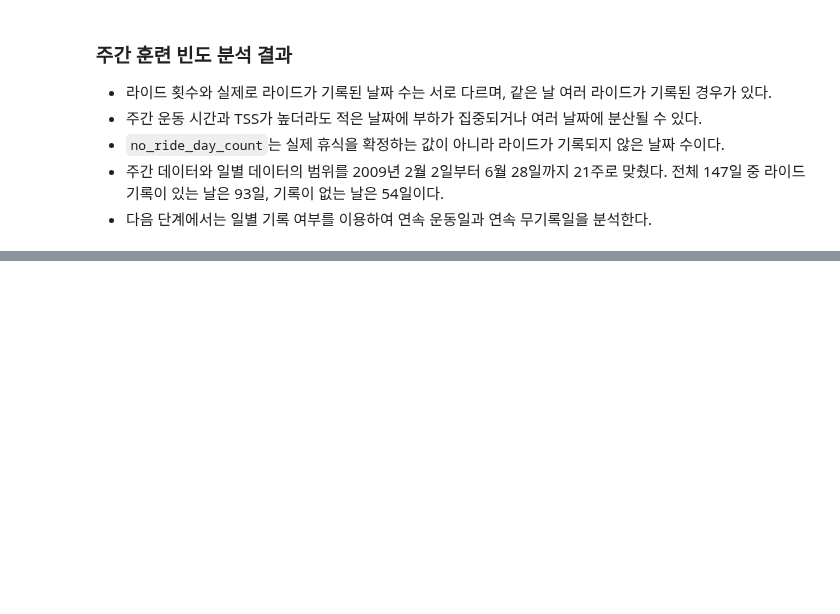
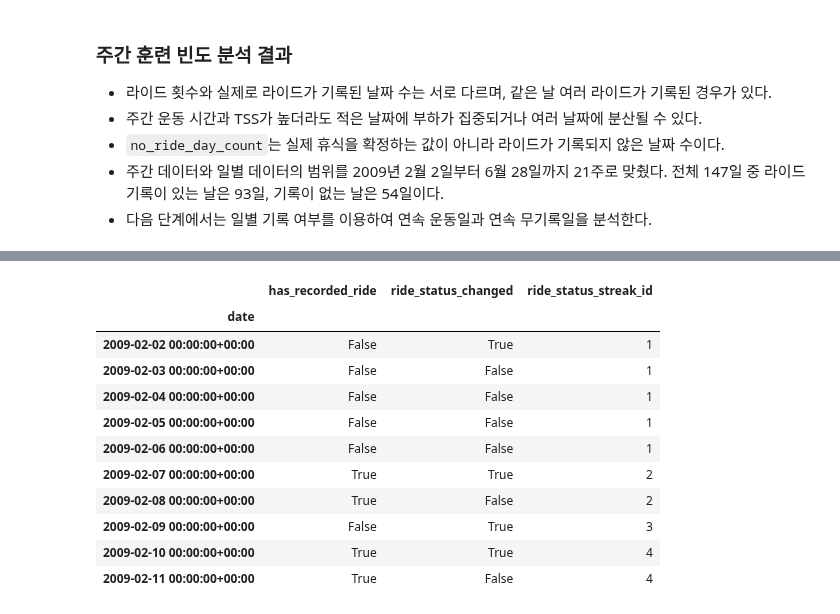
Before and after one commit to jhh0107gsc-hub/cycling, a Jupyter notebook: notebooks/02_training_trends.ipynb, the cells around one changed output, grey strips where cells are left out. Saved outputs shown, nothing was run; the diff lists cells and outputs as text; code cells hidden in the pictures; blank space fills up the shorter version.

```diff
--- a/notebooks/02_training_trends.ipynb
+++ b/notebooks/02_training_trends.ipynb
@@ -756,0 +786,26 @@ Name: count, dtype: int64
+# %%
+daily_training_df["ride_status_streak_id"] = (
+    daily_training_df["ride_status_changed"]
+    .cumsum()
+)
+
+daily_training_df[
+    [
+        "has_recorded_ride",
+        "ride_status_changed",
+        "ride_status_streak_id",
+    ]
+].head(10)
+# %% [output]
+|  | has_recorded_ride | ride_status_changed | ride_status_streak_id |
+| date |  |  |  |
+| 2009-02-02 00:00:00+00:00 | False | True | 1 |
+| 2009-02-03 00:00:00+00:00 | False | False | 1 |
+| 2009-02-04 00:00:00+00:00 | False | False | 1 |
+| 2009-02-05 00:00:00+00:00 | False | False | 1 |
+| 2009-02-06 00:00:00+00:00 | False | False | 1 |
+| 2009-02-07 00:00:00+00:00 | True | True | 2 |
+| 2009-02-08 00:00:00+00:00 | True | False | 2 |
+| 2009-02-09 00:00:00+00:00 | False | True | 3 |
+| 2009-02-10 00:00:00+00:00 | True | True | 4 |
+| 2009-02-11 00:00:00+00:00 | True | False | 4 |
```
Also changed, not shown: parts of 4 cells of this notebook.
